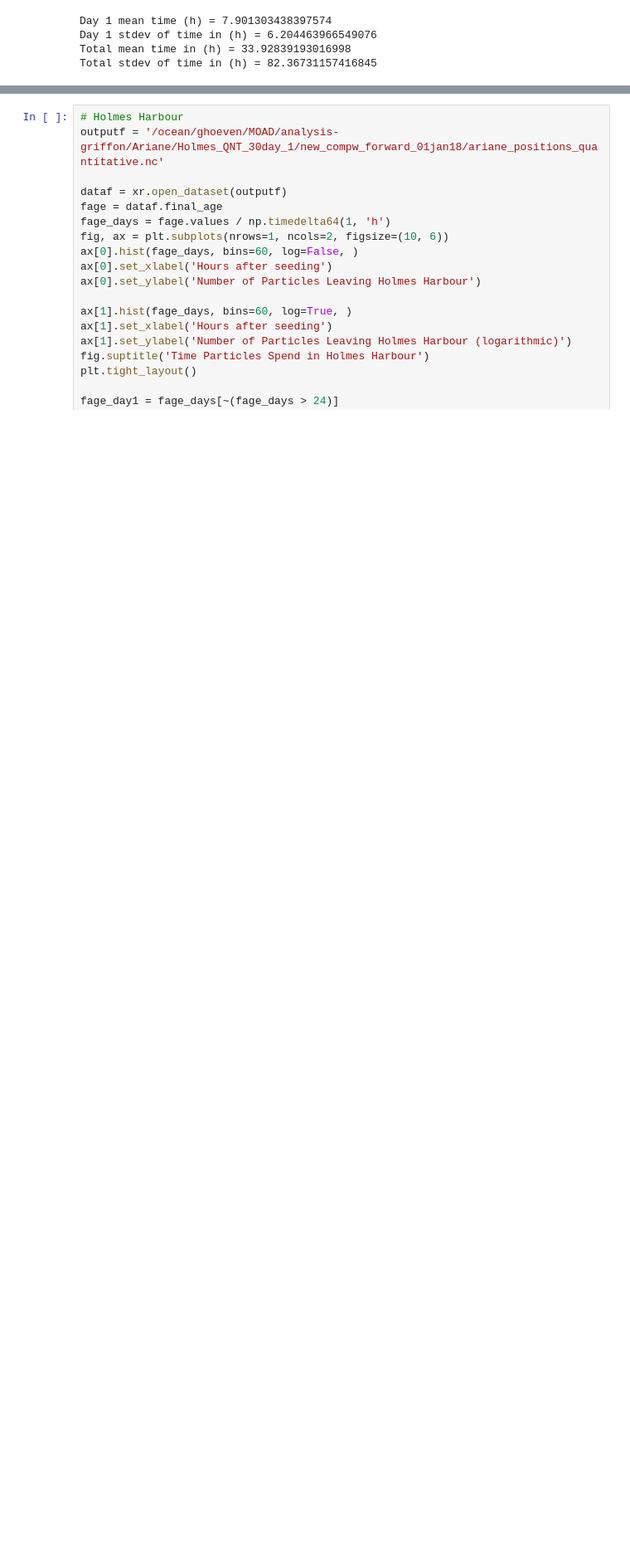
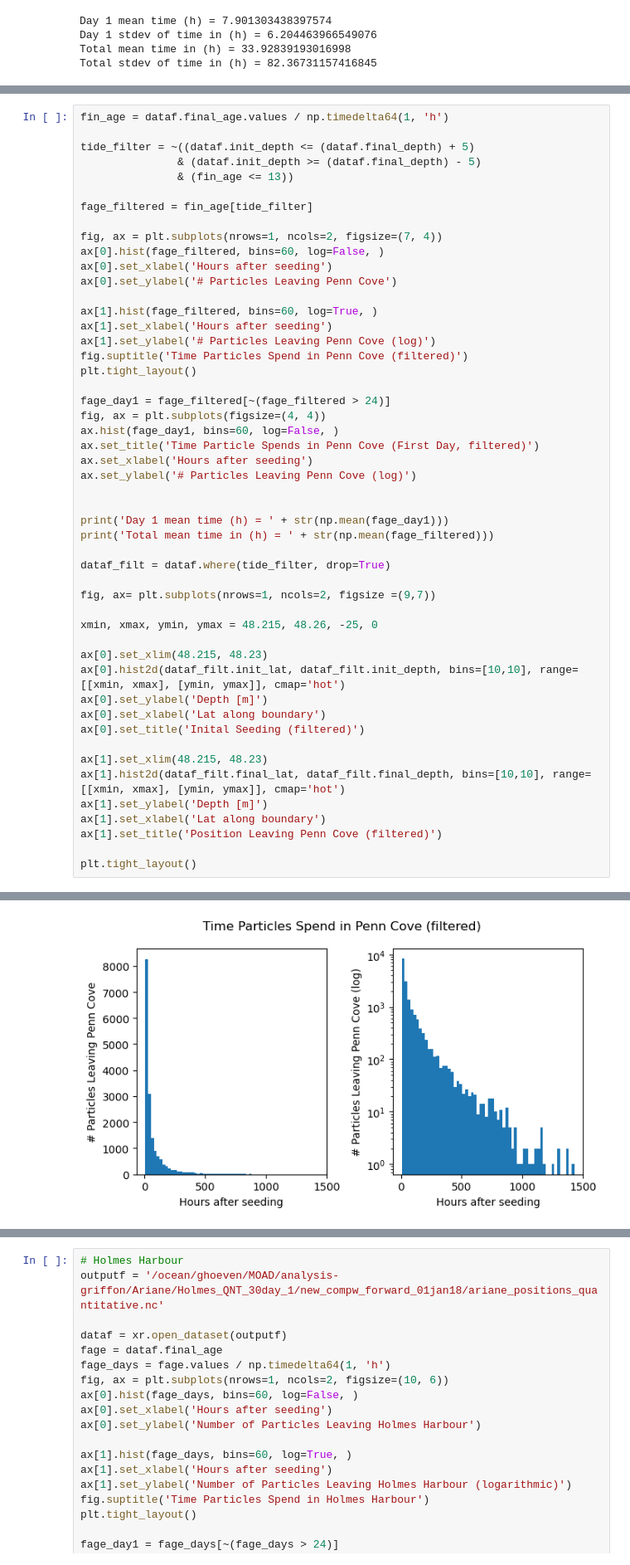
Before and after one commit to SalishSeaCast/analysis-griffon, a Jupyter notebook: notebooks/PennCovePlot.ipynb, the cells around one changed output, grey strips where cells are left out. Shown at 83% size. Drawn from its saved outputs; the diff is of its cells as text; blank space fills up the shorter version.

```diff
--- a/notebooks/PennCovePlot.ipynb
+++ b/notebooks/PennCovePlot.ipynb
@@ -141,0 +122,51 @@ Total stdev of time (bottom 10m start and end) in (h) = 50.15876316407809
+# %%
+fin_age = dataf.final_age.values / np.timedelta64(1, 'h')
+
+tide_filter = ~((dataf.init_depth <= (dataf.final_depth) + 5)
+               & (dataf.init_depth >= (dataf.final_depth) - 5)
+               & (fin_age <= 13))
+
+fage_filtered = fin_age[tide_filter]
+
+fig, ax = plt.subplots(nrows=1, ncols=2, figsize=(7, 4))
+ax[0].hist(fage_filtered, bins=60, log=False, )
+ax[0].set_xlabel('Hours after seeding')
+ax[0].set_ylabel('# Particles Leaving Penn Cove')
+
+ax[1].hist(fage_filtered, bins=60, log=True, )
+ax[1].set_xlabel('Hours after seeding')
+ax[1].set_ylabel('# Particles Leaving Penn Cove (log)')
+fig.suptitle('Time Particles Spend in Penn Cove (filtered)')
+plt.tight_layout()
+
+fage_day1 = fage_filtered[~(fage_filtered > 24)]
+fig, ax = plt.subplots(figsize=(4, 4))
+ax.hist(fage_day1, bins=60, log=False, )
+ax.set_title('Time Particle Spends in Penn Cove (First Day, filtered)')
+ax.set_xlabel('Hours after seeding')
+ax.set_ylabel('# Particles Leaving Penn Cove (log)')
+
+
+print('Day 1 mean time (h) = ' + str(np.mean(fage_day1)))
+print('Total mean time in (h) = ' + str(np.mean(fage_filtered)))
+
+dataf_filt = dataf.where(tide_filter, drop=True)
+
+fig, ax= plt.subplots(nrows=1, ncols=2, figsize =(9,7))
+
+xmin, xmax, ymin, ymax = 48.215, 48.26, -25, 0
+
+ax[0].set_xlim(48.215, 48.23)
+ax[0].hist2d(dataf_filt.init_lat, dataf_filt.init_depth, bins=[10,10], range=[[xmin, xmax], [ymin, ymax]], cmap='hot')
+ax[0].set_ylabel('Depth [m]')
+ax[0].set_xlabel('Lat along boundary')
+ax[0].set_title('Inital Seeding (filtered)')
+
+ax[1].set_xlim(48.215, 48.23)
+ax[1].hist2d(dataf_filt.final_lat, dataf_filt.final_depth, bins=[10,10], range=[[xmin, xmax], [ymin, ymax]], cmap='hot')
+ax[1].set_ylabel('Depth [m]')
+ax[1].set_xlabel('Lat along boundary')
+ax[1].set_title('Position Leaving Penn Cove (filtered)')
+
+plt.tight_layout()
+# %% [output]
@@ -141,0 +175 @@ Total stdev of time (bottom 10m start and end) in (h) = 50.15876316407809
+[figure, added]
```
Also changed, not shown: parts of 6 cells of this notebook, 5 other files.
